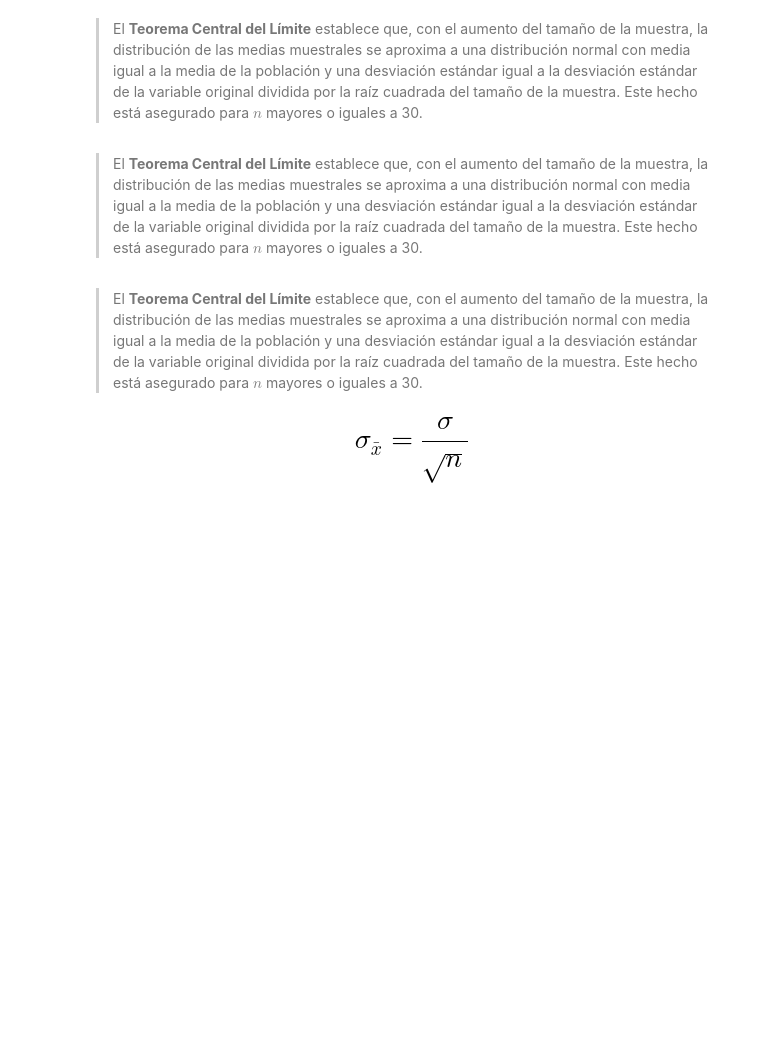
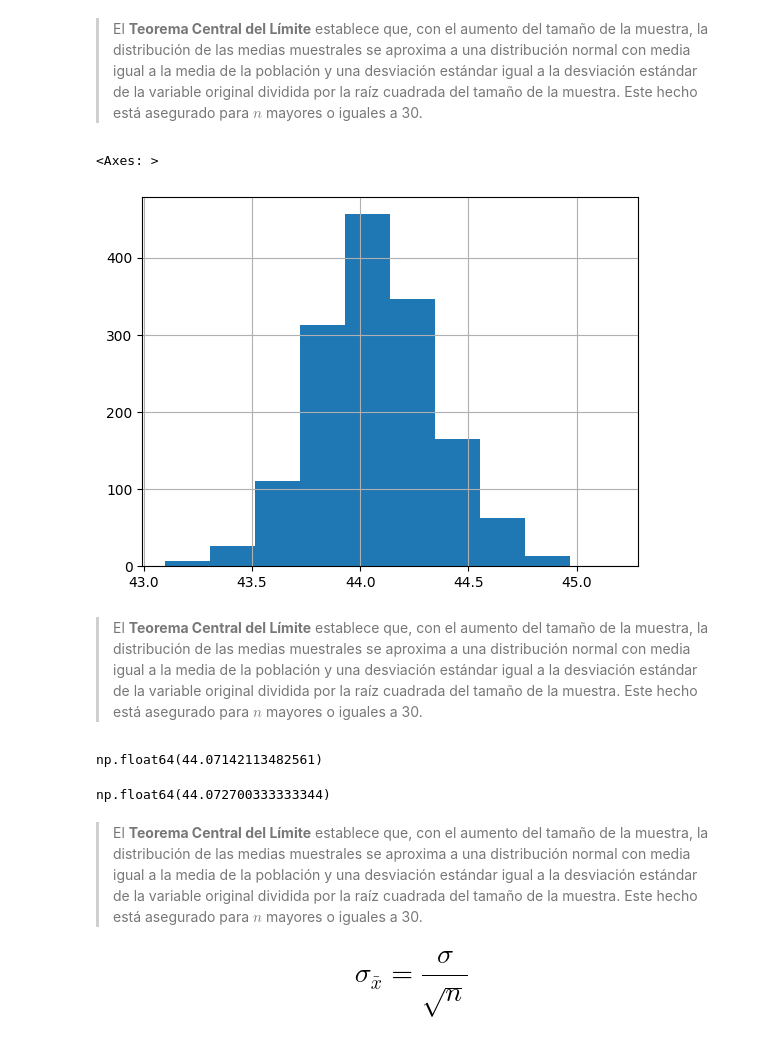
Before and after one commit to germaini/DATA_Desafio_tienda, a Jupyter notebook: Inicial.ipynb, the cells around one changed output. Drawn from its saved outputs; the diff is of its cells as text; code cells hidden in the pictures; blank space fills up the shorter version.

```diff
--- a/Inicial.ipynb
+++ b/Inicial.ipynb
@@ -733,0 +744,2 @@ Es una de las principales formas de extraer una muestra de una población. El re
+# %%
+muestra = datos.sample(n = 1000, random_state= 101)
@@ -769,3 +805,9 @@ Es la forma de hacer suposiciones generalizadas sobre los parámetros de una pob
 La desviación estándar de las medias muestrales se conoce como **error estándar de la media**
 # %% [markdown]
 ### Entendiendo el Teorema Central del Límite
+# %%
+n = 2000
+total_de_muestras = 1500
+# %%
+muestras = pd.DataFrame()
+muestras
@@ -771,0 +816,6 @@ La desviación estándar de las medias muestrales se conoce como **error estánd
+# %%
+for i in range(total_de_muestras):
+    muestra = datos['Edad'].sample(n).reset_index(drop=True)
+    muestras[f'Muestra_{i}'] = muestra
+
+muestras
@@ -772,7 +853,20 @@ La desviación estándar de las medias muestrales se conoce como **error estánd
 # %% [markdown]
 > El **Teorema Central del Límite** establece que, con el aumento del tamaño de la muestra, la distribución de las medias muestrales se aproxima a una distribución normal con media igual a la media de la población y una desviación estándar igual a la desviación estándar de la variable original dividida por la raíz cuadrada del tamaño de la muestra. Este hecho está asegurado para $n$ mayores o iguales a 30.
+# %%
+muestras.mean().hist()
+# %% [output]
+<Axes: >
+[figure, added]
 # %% [markdown]
 > El **Teorema Central del Límite** establece que, con el aumento del tamaño de la muestra, la distribución de las medias muestrales se aproxima a una distribución normal con media igual a la media de la población y una desviación estándar igual a la desviación estándar de la variable original dividida por la raíz cuadrada del tamaño de la muestra. Este hecho está asegurado para $n$ mayores o iguales a 30.
+# %%
+datos.Edad.mean()
+# %% [output]
+np.float64(44.07142113482561)
+# %%
+muestras.mean().mean()
+# %% [output]
+np.float64(44.072700333333344)
 # %% [markdown]
 > El **Teorema Central del Límite** establece que, con el aumento del tamaño de la muestra, la distribución de las medias muestrales se aproxima a una distribución normal con media igual a la media de la población y una desviación estándar igual a la desviación estándar de la variable original dividida por la raíz cuadrada del tamaño de la muestra. Este hecho está asegurado para $n$ mayores o iguales a 30.
 
```
Also changed, not shown: parts of 45 cells of this notebook.
